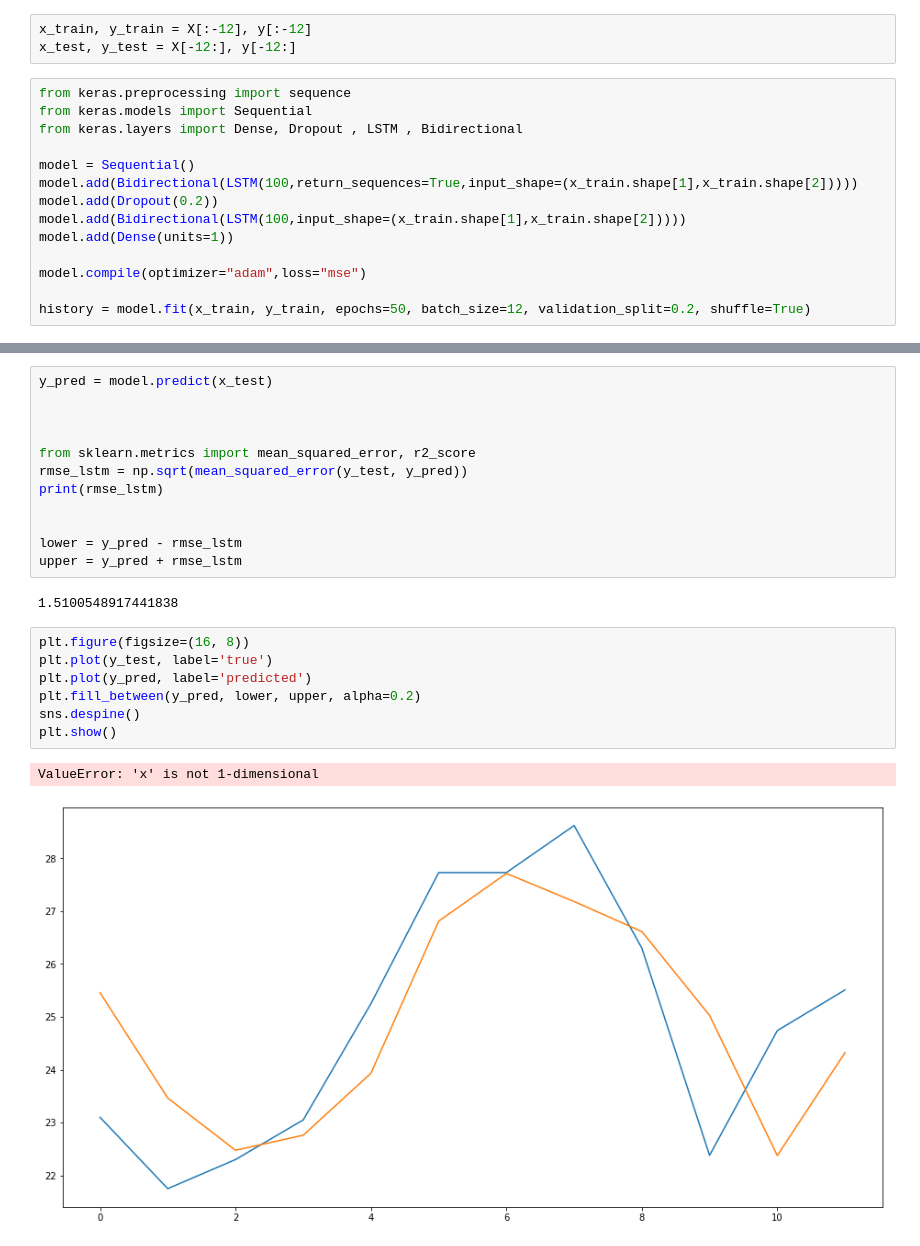
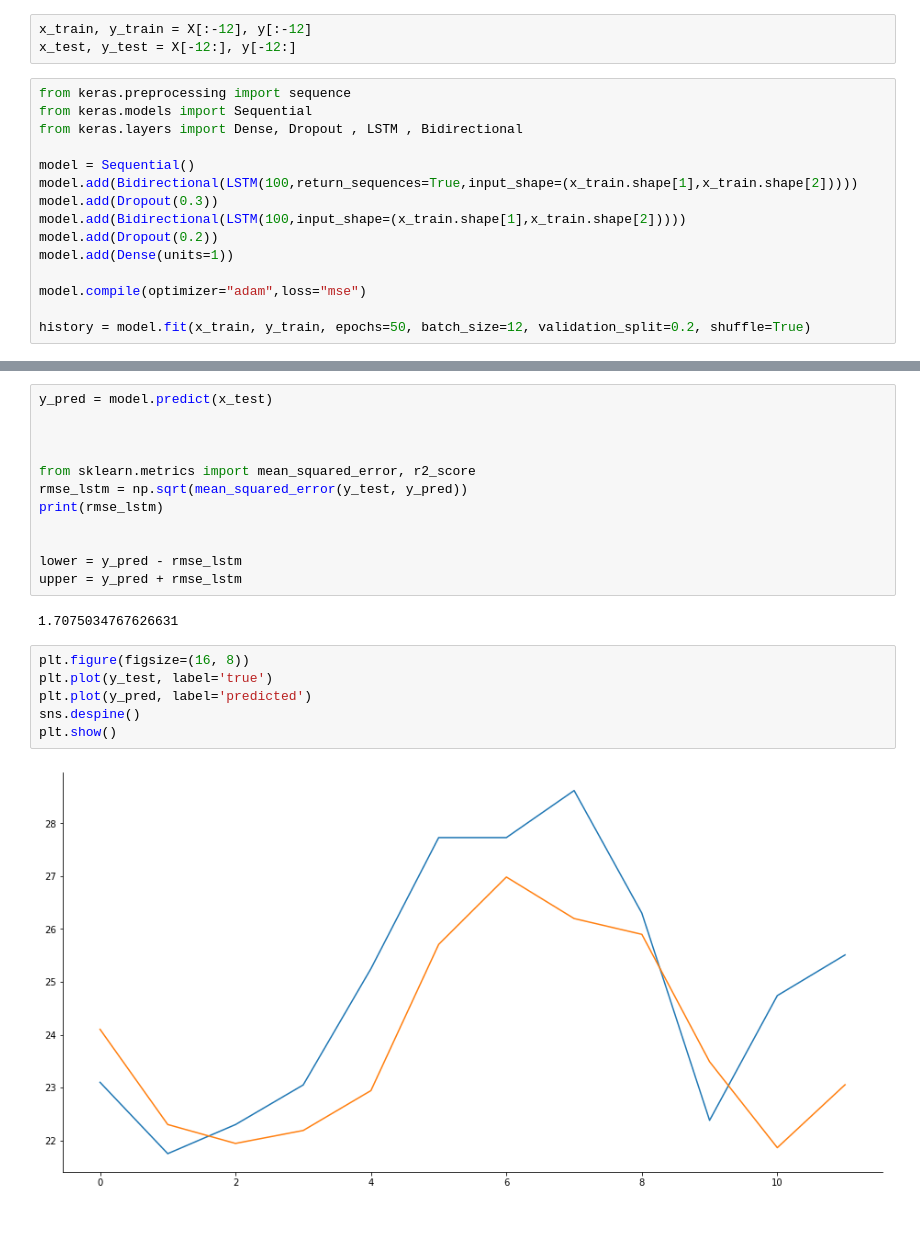
Before and after one commit to valenottaviano/Rio-Temperature-Forecasting, a Jupyter notebook: Models.ipynb, the cells around one changed output, grey strips where cells are left out. Saved outputs shown, nothing was run; the diff lists cells and outputs as text.

Commit message:
LSTM model and temperature forecasting

```diff
--- a/Models.ipynb
+++ b/Models.ipynb
@@ -92,8 +93,9 @@ from keras.layers import Dense, Dropout , LSTM , Bidirectional
 
 model = Sequential()
 model.add(Bidirectional(LSTM(100,return_sequences=True,input_shape=(x_train.shape[1],x_train.shape[2]))))
+model.add(Dropout(0.3))
+model.add(Bidirectional(LSTM(100,input_shape=(x_train.shape[1],x_train.shape[2]))))
 model.add(Dropout(0.2))
-model.add(Bidirectional(LSTM(100,input_shape=(x_train.shape[1],x_train.shape[2]))))
 model.add(Dense(units=1))
 
 model.compile(optimizer="adam",loss="mse")
@@ -139,14 +141,12 @@ print(rmse_lstm)
 lower = y_pred - rmse_lstm
 upper = y_pred + rmse_lstm
 # %% [output]
-1.5100548917441838
+1.7075034767626631
 # %%
 plt.figure(figsize=(16, 8))
 plt.plot(y_test, label='true')
 plt.plot(y_pred, label='predicted')
-plt.fill_between(y_pred, lower, upper, alpha=0.2)
 sns.despine()
 plt.show()
 # %% [output]
-ValueError: 'x' is not 1-dimensional
-[figure, old version]
+[figure, new version]
```
Also changed, not shown: parts of 3 cells of this notebook.
